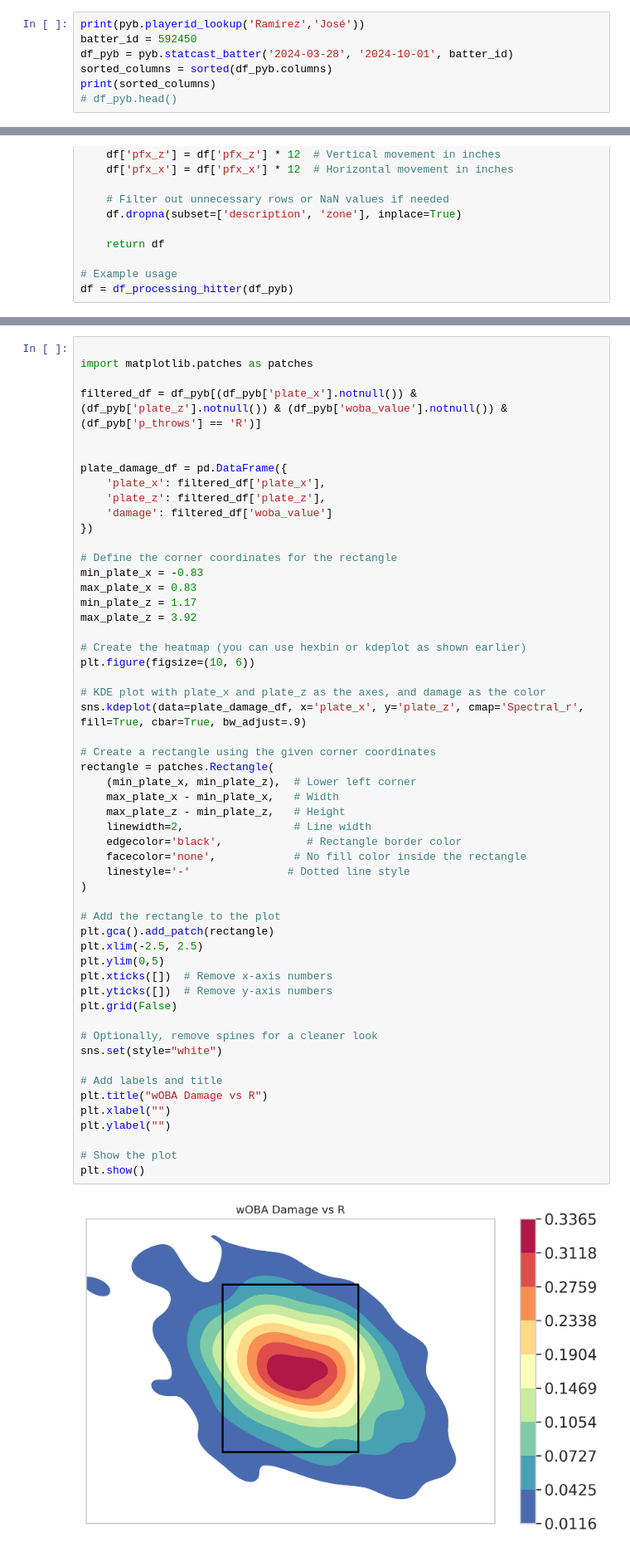
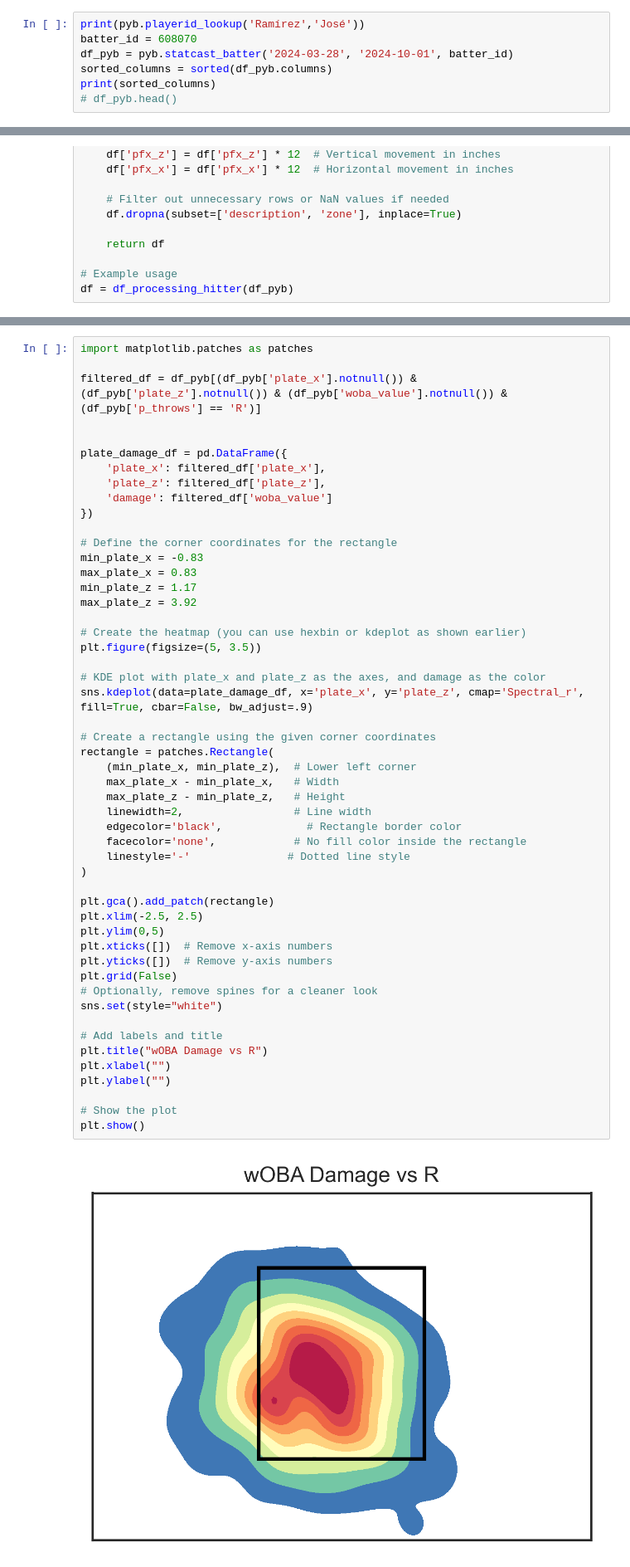
Before and after one commit to jshelty/JLukeSports, a Jupyter notebook: JLukeHitterCard.ipynb, the cells around one changed output, grey strips where cells are left out. Shown at 83% size. Drawn from its saved outputs; the diff is of its cells as text.

```diff
--- a/JLukeHitterCard.ipynb
+++ b/JLukeHitterCard.ipynb
@@ -39,7 +39,7 @@ print(pyb.playerid_lookup('Judge','Aaron'))
 0            2016.0           2024.0
 # %%
 print(pyb.playerid_lookup('Ramírez','José'))
-batter_id = 592450
+batter_id = 608070
 df_pyb = pyb.statcast_batter('2024-03-28', '2024-10-01', batter_id)
 sorted_columns = sorted(df_pyb.columns)
 print(sorted_columns)
@@ -148,5 +148,4 @@ player_headshot(batter_id=batter_id, ax=plt.subplots(figsize=(1, 1))[1])
 # %%
-
 import matplotlib.patches as patches
 
 filtered_df = df_pyb[(df_pyb['plate_x'].notnull()) & (df_pyb['plate_z'].notnull()) & (df_pyb['woba_value'].notnull()) & (df_pyb['p_throws'] == 'R')]
@@ -165,42 +164,40 @@ min_plate_z = 1.17
 max_plate_z = 3.92
 
 # Create the heatmap (you can use hexbin or kdeplot as shown earlier)
-plt.figure(figsize=(10, 6))
+plt.figure(figsize=(5, 3.5))
 
 # KDE plot with plate_x and plate_z as the axes, and damage as the color
-sns.kdeplot(data=plate_damage_df, x='plate_x', y='plate_z', cmap='Spectral_r', fill=True, cbar=True, bw_adjust=.9)
+sns.kdeplot(data=plate_damage_df, x='plate_x', y='plate_z', cmap='Spectral_r', fill=True, cbar=False, bw_adjust=.9)
 
 # Create a rectangle using the given corner coordinates
 rectangle = patches.Rectangle(
     (min_plate_x, min_plate_z),  # Lower left corner
     max_plate_x - min_plate_x,   # Width
     max_plate_z - min_plate_z,   # Height
     linewidth=2,                 # Line width
     edgecolor='black',             # Rectangle border color
     facecolor='none',            # No fill color inside the rectangle
     linestyle='-'               # Dotted line style
 )
 
-# Add the rectangle to the plot
 plt.gca().add_patch(rectangle)
 plt.xlim(-2.5, 2.5)
 plt.ylim(0,5)
 plt.xticks([])  # Remove x-axis numbers
 plt.yticks([])  # Remove y-axis numbers
 plt.grid(False)
-
 # Optionally, remove spines for a cleaner look
 sns.set(style="white")
 
 # Add labels and title
 plt.title("wOBA Damage vs R")
 plt.xlabel("")
 plt.ylabel("")
 
 # Show the plot
 plt.show()
 # %% [output]
-[figure, old version]
+[figure, new version]
 # %%
 
 import matplotlib.patches as patches
```
Also changed, not shown: parts of 3 cells of this notebook.
